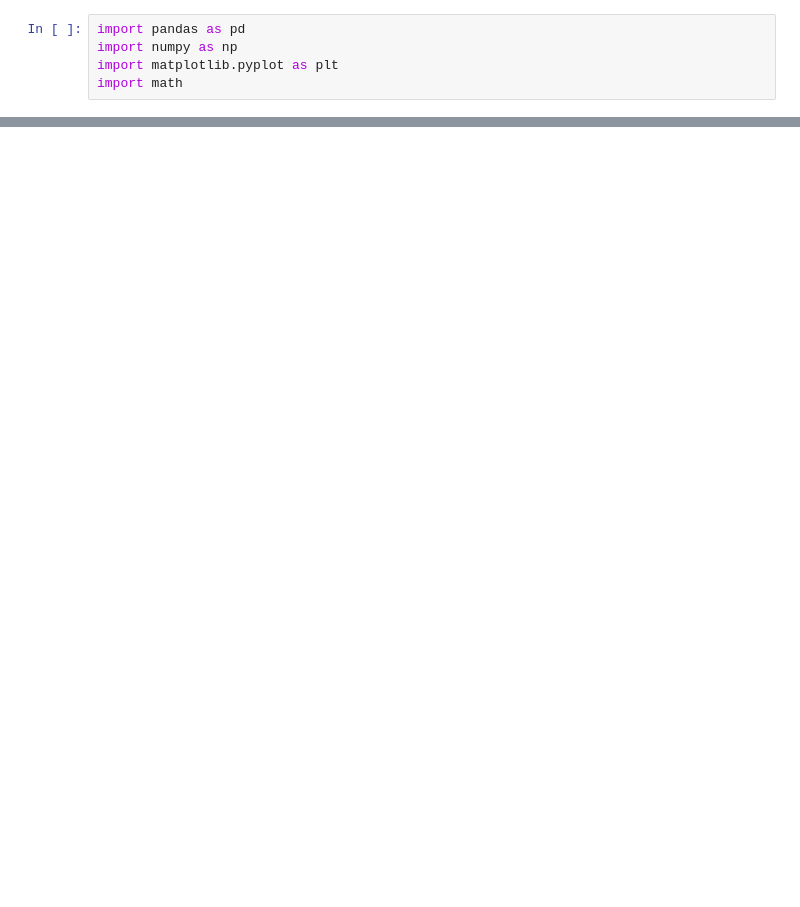
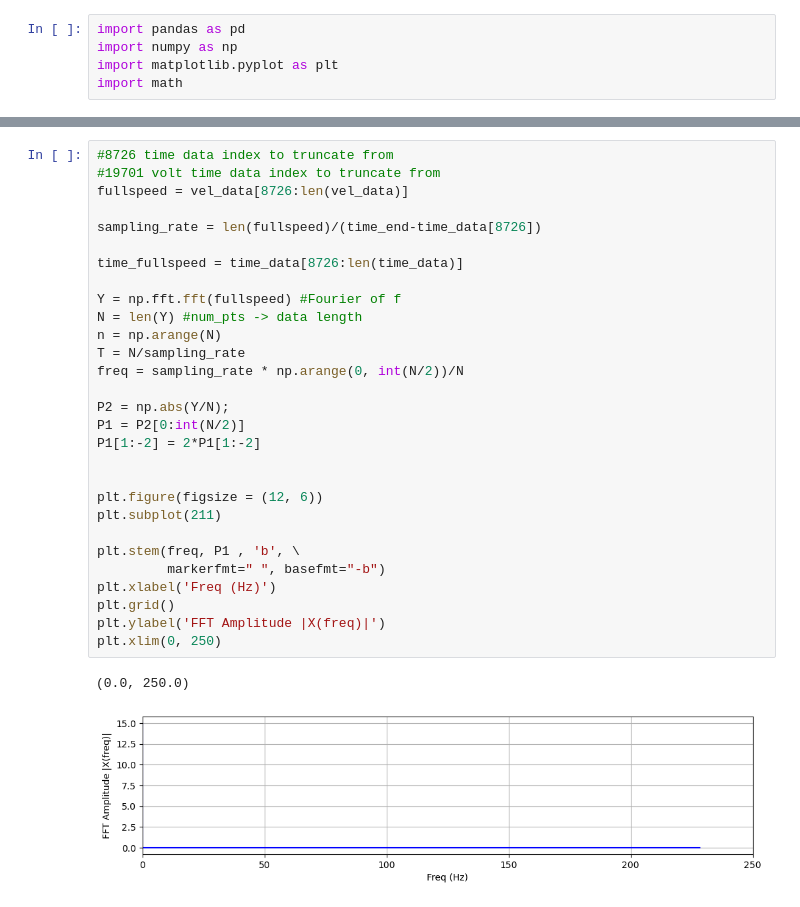
Before and after one commit to MKerner3/Pitot-Tube, a Jupyter notebook: post_processor.ipynb, the cells around one changed output, grey strips where cells are left out. Saved outputs shown, nothing was run; the diff lists cells and outputs as text; blank space fills up the shorter version.

```diff
--- a/post_processor.ipynb
+++ b/post_processor.ipynb
@@ -49,0 +47,32 @@ plt.show()
+# %%
+#8726 time data index to truncate from
+#19701 volt time data index to truncate from
+fullspeed = vel_data[8726:len(vel_data)]
+
+sampling_rate = len(fullspeed)/(time_end-time_data[8726])
+
+time_fullspeed = time_data[8726:len(time_data)]
+
+Y = np.fft.fft(fullspeed) #Fourier of f
+N = len(Y) #num_pts -> data length
+n = np.arange(N)
+T = N/sampling_rate
+freq = sampling_rate * np.arange(0, int(N/2))/N
+
+P2 = np.abs(Y/N);
+P1 = P2[0:int(N/2)]
+P1[1:-2] = 2*P1[1:-2]
+
+
+plt.figure(figsize = (12, 6))
+plt.subplot(211)
+
+plt.stem(freq, P1 , 'b', \
+         markerfmt=" ", basefmt="-b")
+plt.xlabel('Freq (Hz)')
+plt.grid()
+plt.ylabel('FFT Amplitude |X(freq)|')
+plt.xlim(0, 250)
+# %% [output]
+(0.0, 250.0)
+[figure, added]
```
Also changed, not shown: parts of 2 cells of this notebook.
